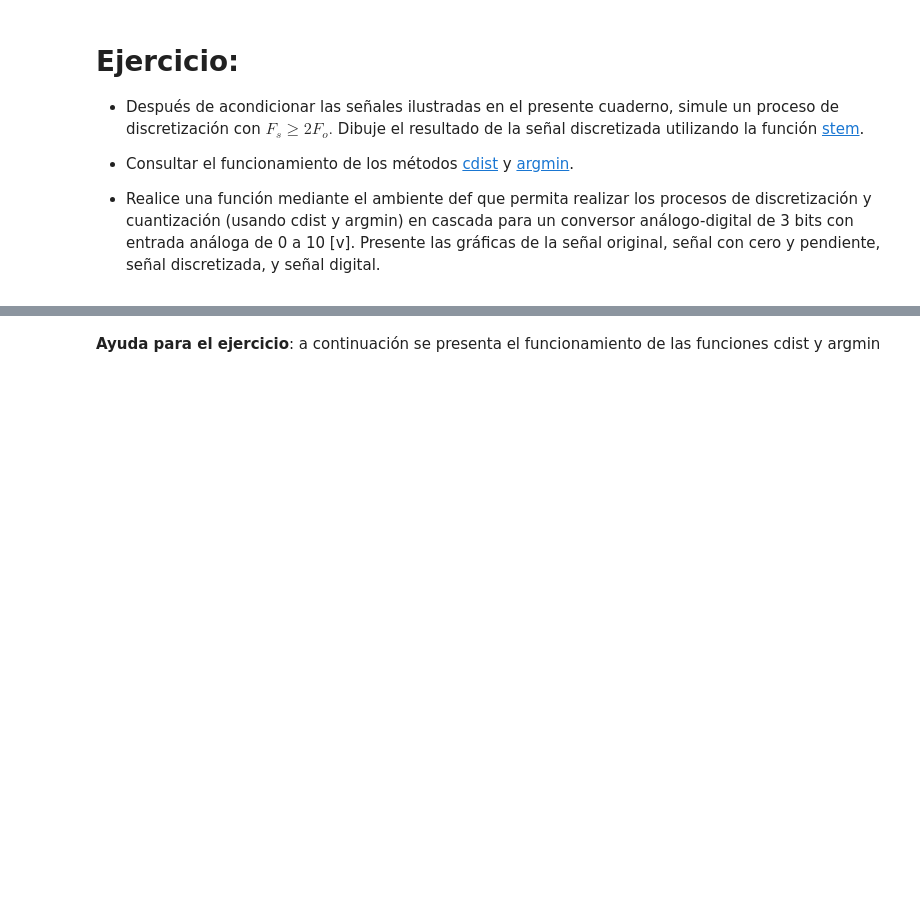
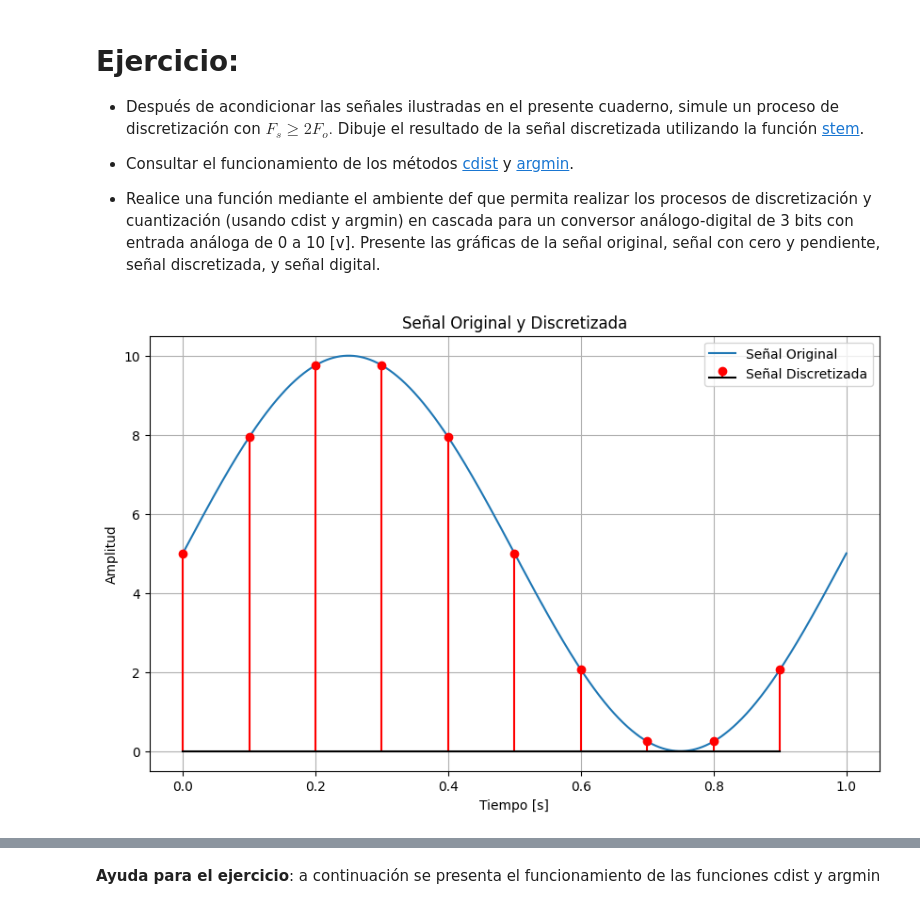
Before and after one commit to JuanGranados09/SE-ALES-Y-SISTEMAS, a Jupyter notebook: Copia_de_ejemplo1SyS2021.ipynb, the cells around one changed output, grey strips where cells are left out. Saved outputs shown, nothing was run; the diff lists cells and outputs as text; code cells hidden in the pictures; blank space fills up the shorter version.

```diff
--- a/Copia_de_ejemplo1SyS2021.ipynb
+++ b/Copia_de_ejemplo1SyS2021.ipynb
@@ -333,3 +333,33 @@ plt.show()
 - Consultar el funcionamiento de los métodos [cdist](https://docs.scipy.org/doc/scipy/reference/generated/scipy.spatial.distance.cdist.html) y [argmin](https://numpy.org/doc/stable/reference/generated/numpy.argmin.html).
 
 - Realice una función mediante el ambiente def que permita realizar los procesos de discretización y cuantización (usando cdist y argmin) en cascada para un conversor análogo-digital de 3 bits con entrada análoga de 0 a 10 [v]. Presente las gráficas de la señal original, señal con cero y pendiente, señal discretizada, y señal digital.
+# %%
+import numpy as np
+import matplotlib.pyplot as plt
+
+# Generar la señal original
+def generar(t):
+    return 5 * np.sin(2 * np.pi * 1 * t) + 5
+
+
+duracion = 1
+frecuencia_muestreo = 10
+t_original = np.linspace(0, duracion, 1000)
+senal_original = generar(t_original)
+
+
+t_discretizada = np.arange(0, duracion, 1 / frecuencia_muestreo)
+senal_discretizada = generar(t_discretizada)
+
+
+plt.figure(figsize=(10, 6))
+plt.plot(t_original, senal_original, label='Señal Original')
+plt.stem(t_discretizada, senal_discretizada, linefmt='r-', markerfmt='ro', basefmt='k', use_line_collection=True, label='Señal Discretizada')
+plt.title('Señal Original y Discretizada')
+plt.xlabel('Tiempo [s]')
+plt.ylabel('Amplitud')
+plt.legend()
+plt.grid()
+plt.show()
+# %% [output]
+[figure, added]
```
Also changed, not shown: parts of 8 cells of this notebook.
